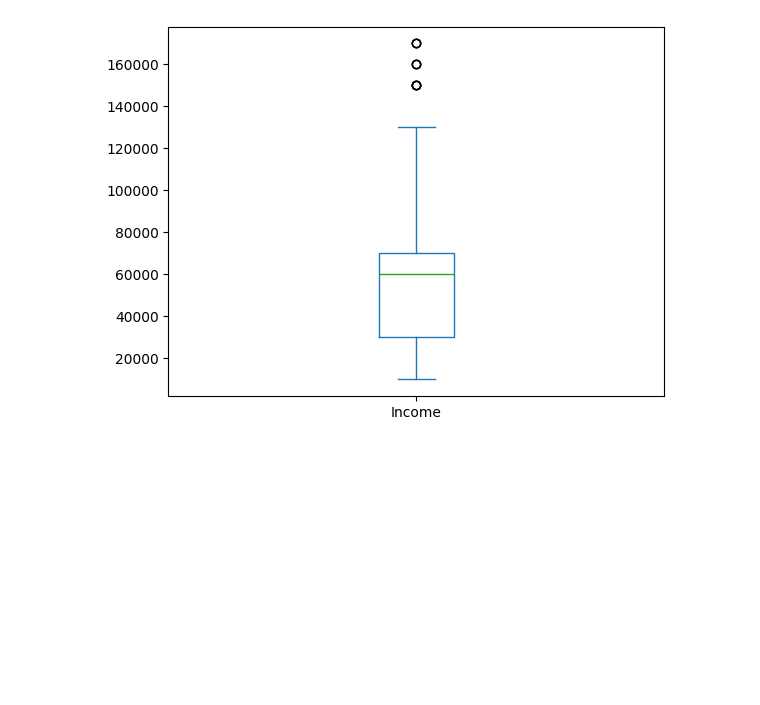
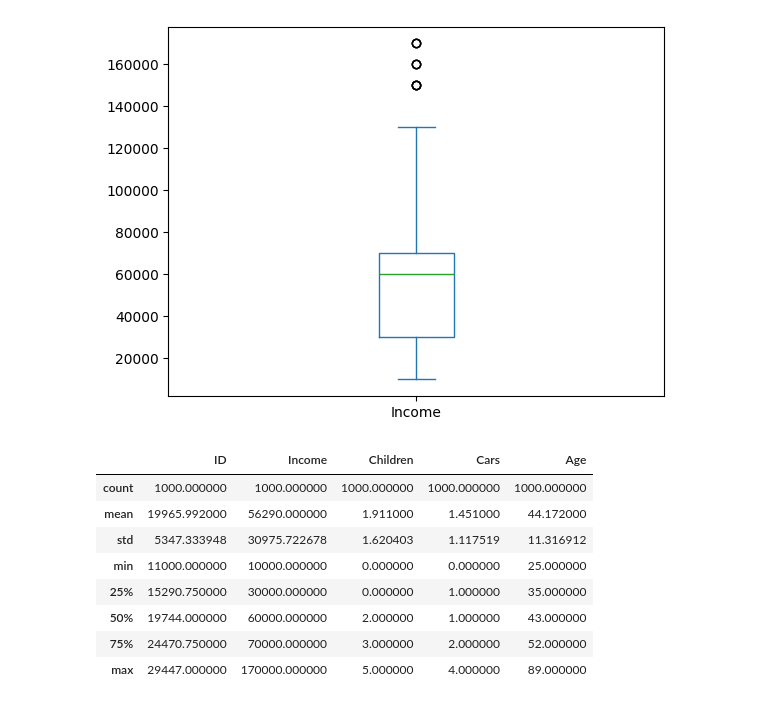
Before and after one commit to SantiagoChevez/Equipo7Herramientas, a Jupyter notebook: Actividad Limpieza/Actividad_Limpieza_de_datos.ipynb, the cells around one changed output. Cells and saved outputs as stored; diff of their text form; code cells hidden in the pictures; blank space fills up the shorter version.

```diff
--- a/Actividad Limpieza/Actividad_Limpieza_de_datos.ipynb
+++ b/Actividad Limpieza/Actividad_Limpieza_de_datos.ipynb
@@ -165,3 +165,15 @@ df["Income"].plot.box()
 [figure]
 # %%
 df.to_csv("bike_buyers_clean.csv", index=False)
+# %%
+df.describe()
+# %% [output]
+|  | ID | Income | Children | Cars | Age |
+| count | 1000.000000 | 1000.000000 | 1000.000000 | 1000.000000 | 1000.000000 |
+| mean | 19965.992000 | 56290.000000 | 1.911000 | 1.451000 | 44.172000 |
+| std | 5347.333948 | 30975.722678 | 1.620403 | 1.117519 | 11.316912 |
+| min | 11000.000000 | 10000.000000 | 0.000000 | 0.000000 | 25.000000 |
+| 25% | 15290.750000 | 30000.000000 | 0.000000 | 1.000000 | 35.000000 |
+| 50% | 19744.000000 | 60000.000000 | 2.000000 | 1.000000 | 43.000000 |
+| 75% | 24470.750000 | 70000.000000 | 3.000000 | 2.000000 | 52.000000 |
+| max | 29447.000000 | 170000.000000 | 5.000000 | 4.000000 | 89.000000 |
```
